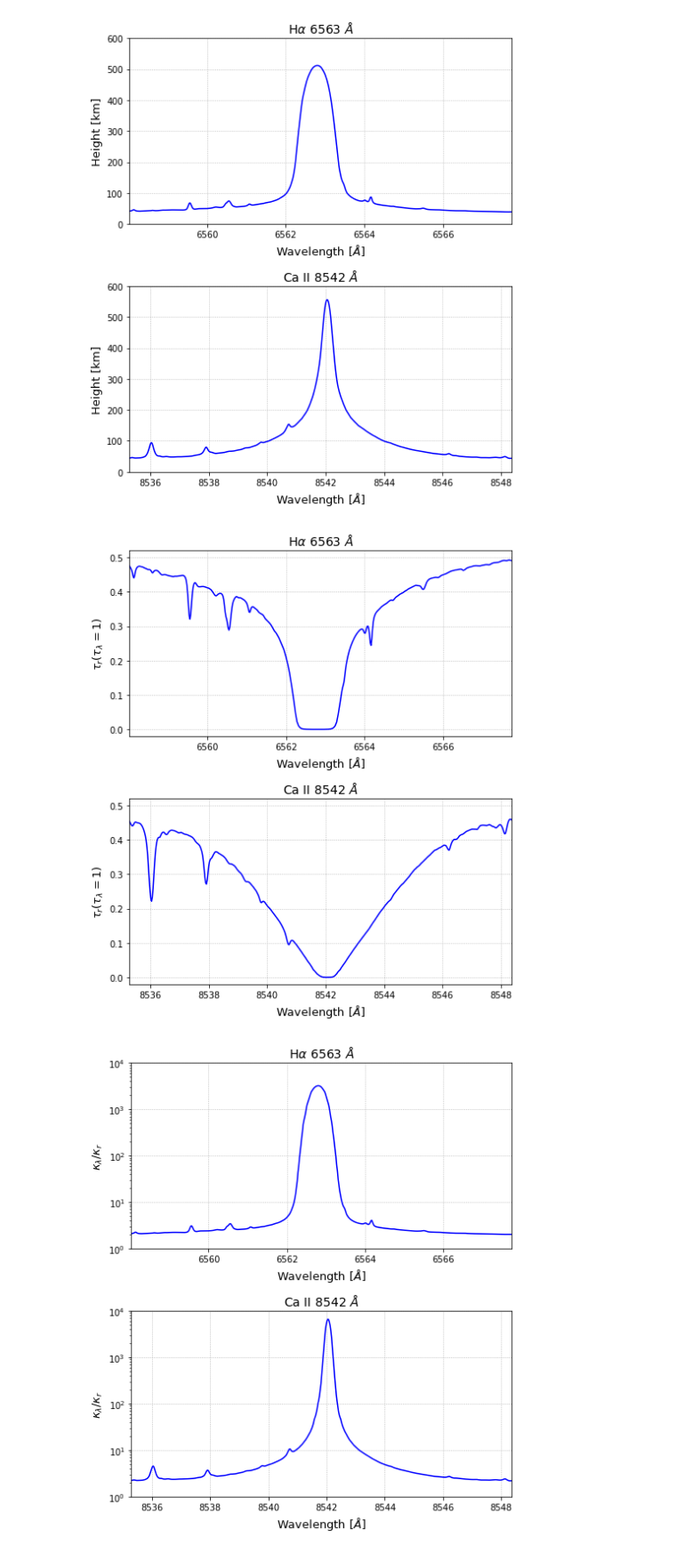
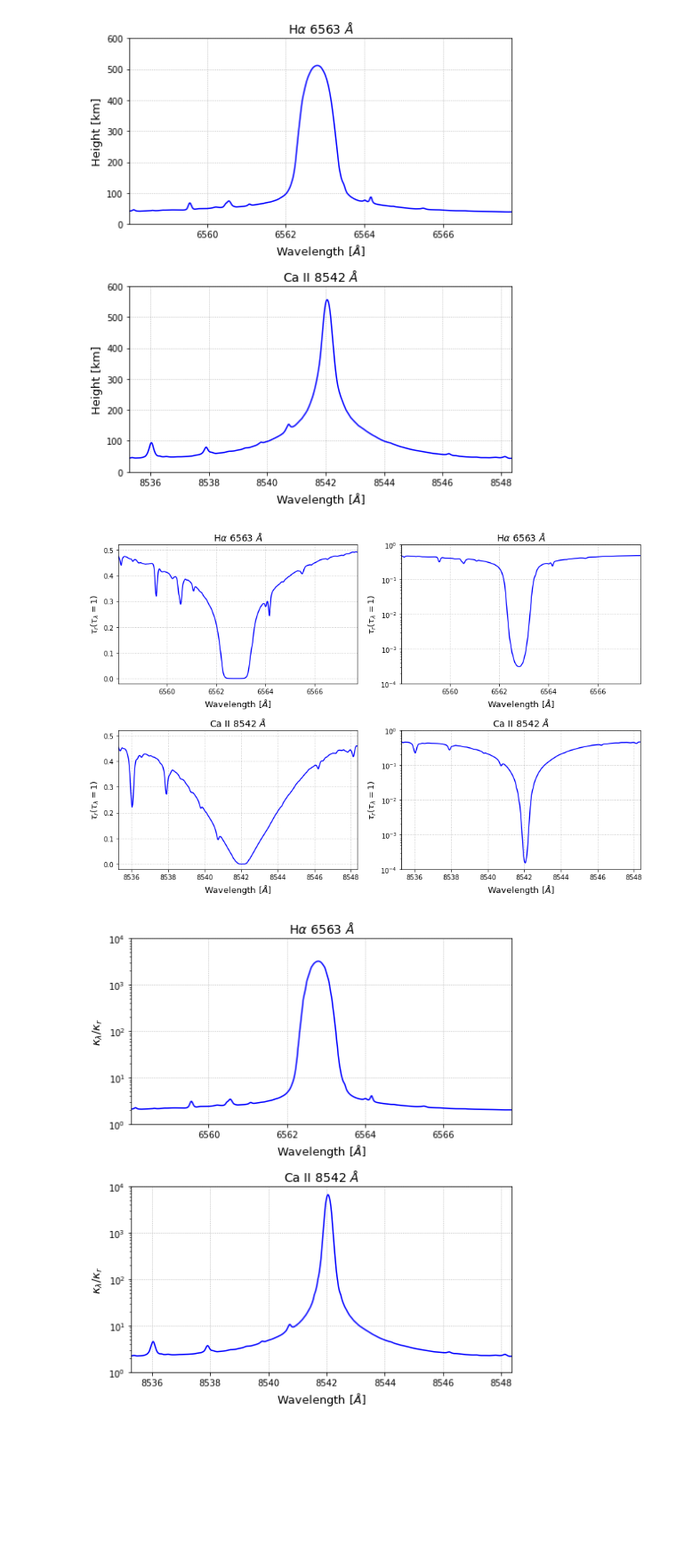
Before and after one commit to guidesk/lab2, a Jupyter notebook: lab_project_2.ipynb, the cells around one changed output. Shown at 89% size. Drawn from its saved outputs; the diff is of its cells as text; code cells hidden in the pictures; blank space fills up the shorter version.

```diff
--- a/lab_project_2.ipynb
+++ b/lab_project_2.ipynb
@@ -445,45 +445,65 @@ plt.show()
 # %% [output]
 [figure]
 # %%
-# Draw ref. optical depth versus wavelength applied extrapolation 1!
+# Plot ref. optical depth versus wavelength applied extrapolation 1!
 
 taur_Ha = []
 taur_Ca = []
 for h in height_Ha:
     taur_Ha.append(interpolation(TAU_500, HEIGHTS, h)[0])
 for h in height_Ca:
     taur_Ca.append(interpolation(TAU_500, HEIGHTS, h)[0])
 taur_Ha = np.asarray(taur_Ha)
 taur_Ca = np.asarray(taur_Ca)
 
 # set figures
-fig, ax = plt.subplots(2,1, figsize=(7,8))
+fig, ax = plt.subplots(2,2, figsize=(12,8))
 tsize = 14 #title size
 fsize = 13 #font size
 
 # H alpha
-ax[0].plot(Ha.wv, taur_Ha, 'b')
-ax[0].set_xlim(Ha.wv.min(), Ha.wv.max())
-ax[0].set_ylim(-0.02, 0.52)
-ax[0].set_title(r'H$\alpha$ 6563 $\AA$', fontsize=tsize)
-ax[0].set_xlabel(r'Wavelength [$\AA$]', fontsize=fsize)
-ax[0].set_ylabel(r'$\tau_r (\tau_\lambda=1)$', fontsize=fsize)
-ax[0].grid(ls=':')
+ax[0,0].plot(Ha.wv, taur_Ha, 'b')
+ax[0,0].set_xlim(Ha.wv.min(), Ha.wv.max())
+ax[0,0].set_ylim(-0.02, 0.52)
+ax[0,0].set_title(r'H$\alpha$ 6563 $\AA$', fontsize=tsize)
+ax[0,0].set_xlabel(r'Wavelength [$\AA$]', fontsize=fsize)
+ax[0,0].set_ylabel(r'$\tau_r (\tau_\lambda=1)$', fontsize=fsize)
+ax[0,0].grid(ls=':')
+
+# H alpha with log yscale
+ax[0,1].plot(Ha.wv, taur_Ha, 'b')
+ax[0,1].set_xlim(Ha.wv.min(), Ha.wv.max())
+ax[0,1].set_ylim(1e-4,1)
+ax[0,1].set_yscale('log')
+ax[0,1].set_title(r'H$\alpha$ 6563 $\AA$', fontsize=tsize)
+ax[0,1].set_xlabel(r'Wavelength [$\AA$]', fontsize=fsize)
+ax[0,1].set_ylabel(r'$\tau_r (\tau_\lambda=1)$', fontsize=fsize)
+ax[0,1].grid(ls=':')
 
 # Ca II
-ax[1].plot(Ca.wv, taur_Ca, 'b')
-ax[1].set_xlim(Ca.wv.min(), Ca.wv.max())
-ax[1].set_ylim(-0.02, 0.52)
-ax[1].set_title(r'Ca II 8542 $\AA$', fontsize=tsize)
-ax[1].set_xlabel(r'Wavelength [$\AA$]', fontsize=fsize)
-ax[1].set_ylabel(r'$\tau_r (\tau_\lambda=1)$', fontsize=fsize)
-ax[1].grid(ls=':')
+ax[1,0].plot(Ca.wv, taur_Ca, 'b')
+ax[1,0].set_xlim(Ca.wv.min(), Ca.wv.max())
+ax[1,0].set_ylim(-0.02, 0.52)
+ax[1,0].set_title(r'Ca II 8542 $\AA$', fontsize=tsize)
+ax[1,0].set_xlabel(r'Wavelength [$\AA$]', fontsize=fsize)
+ax[1,0].set_ylabel(r'$\tau_r (\tau_\lambda=1)$', fontsize=fsize)
+ax[1,0].grid(ls=':')
+
+# Ca II with log yscale
+ax[1,1].plot(Ca.wv, taur_Ca, 'b')
+ax[1,1].set_xlim(Ca.wv.min(), Ca.wv.max())
+ax[1,1].set_ylim(1e-4,1)
+ax[1,1].set_yscale('log')
+ax[1,1].set_title(r'Ca II 8542 $\AA$', fontsize=tsize)
+ax[1,1].set_xlabel(r'Wavelength [$\AA$]', fontsize=fsize)
+ax[1,1].set_ylabel(r'$\tau_r (\tau_\lambda=1)$', fontsize=fsize)
+ax[1,1].grid(ls=':')
 
 fig.tight_layout()
 #plt.savefig('.pdf', format='pdf', dpi=1000)
 plt.show()
 # %% [output]
-[figure, old version]
+[figure, new version]
 # %%
 # Draw absorption coefficient versus wavelength applied extrapolation 1!
 
```
Also changed, not shown: parts of 6 cells of this notebook.
